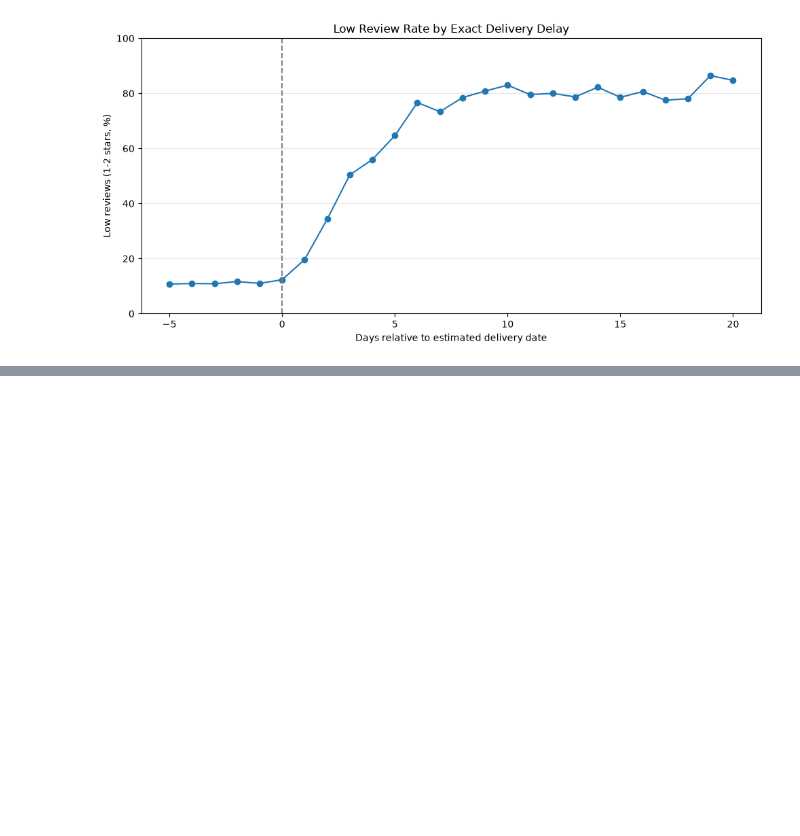
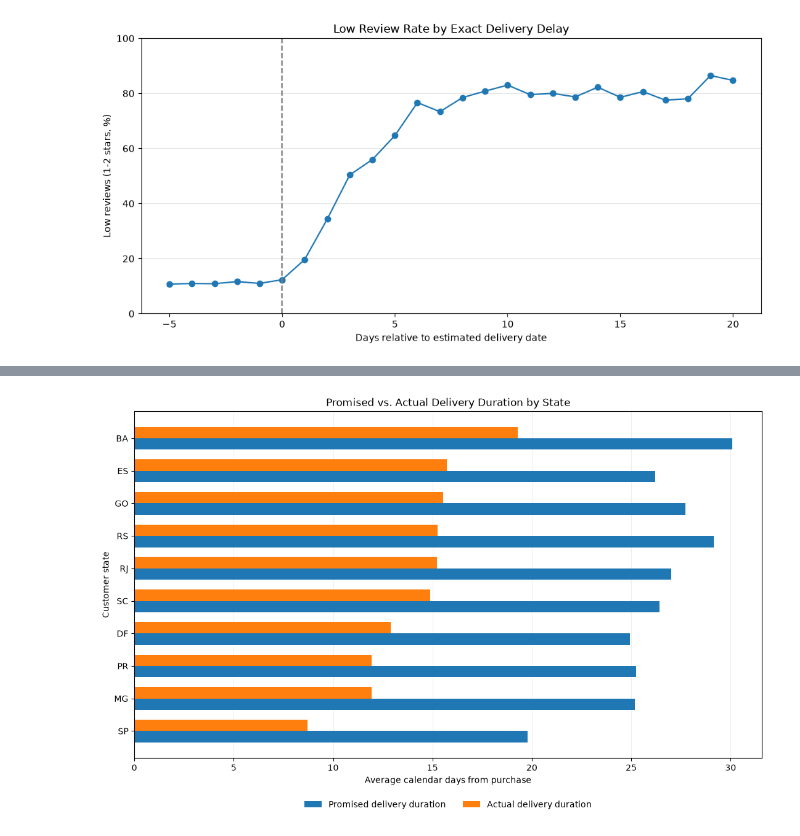
Before and after one commit to royjhan09/ecommerce-analytics, a Jupyter notebook: notebooks/02_delivery_analysis.ipynb, the cells around one changed output, grey strips where cells are left out. Saved outputs shown, nothing was run; the diff lists cells and outputs as text; code cells hidden in the pictures; blank space fills up the shorter version.

```diff
--- a/notebooks/02_delivery_analysis.ipynb
+++ b/notebooks/02_delivery_analysis.ipynb
@@ -122,0 +312,6 @@ plt.show()
+# %%
+delivery_windows = load_sql_results(
+    "sql/analysis/06_delivery_windows_by_state.sql"
+)
+
+display(delivery_windows.head())
@@ -122,0 +325,56 @@ plt.show()
+# %%
+# Top 10 customer states by delivered order volume
+top_states = (
+    delivery_windows
+    .nlargest(10, "delivered_orders")
+    .sort_values("avg_actual_days")
+)
+
+fig, ax = plt.subplots(figsize=(11, 7))
+
+y = range(len(top_states))
+bar_height = 0.35
+
+ax.barh(
+    [pos - bar_height / 2 for pos in y],
+    top_states["avg_promised_days"],
+    height=bar_height,
+    label="Promised delivery duration"
+)
+
+ax.barh(
+    [pos + bar_height / 2 for pos in y],
+    top_states["avg_actual_days"],
+    height=bar_height,
+    label="Actual delivery duration"
+)
+
+ax.set_yticks(list(y))
+ax.set_yticklabels(top_states["customer_state"])
+
+ax.set(
+    title="Promised vs. Actual Delivery Duration by State",
+    xlabel="Average calendar days from purchase",
+    ylabel="Customer state"
+)
+
+ax.legend(
+    loc="upper center",
+    bbox_to_anchor=(0.5, -0.10),
+    ncol=2,
+    frameon=False
+)
+ax.grid(axis="x", alpha=0.2)
+ax.set_axisbelow(True)
+
+fig.tight_layout()
+
+fig.savefig(
+    FIGURES_DIR / "delivery_windows_by_state.png",
+    dpi=200,
+    bbox_inches="tight"
+)
+
+plt.show()
+# %% [output]
+[figure, added]
```
Also changed, not shown: parts of 9 cells of this notebook, 21 other files.
